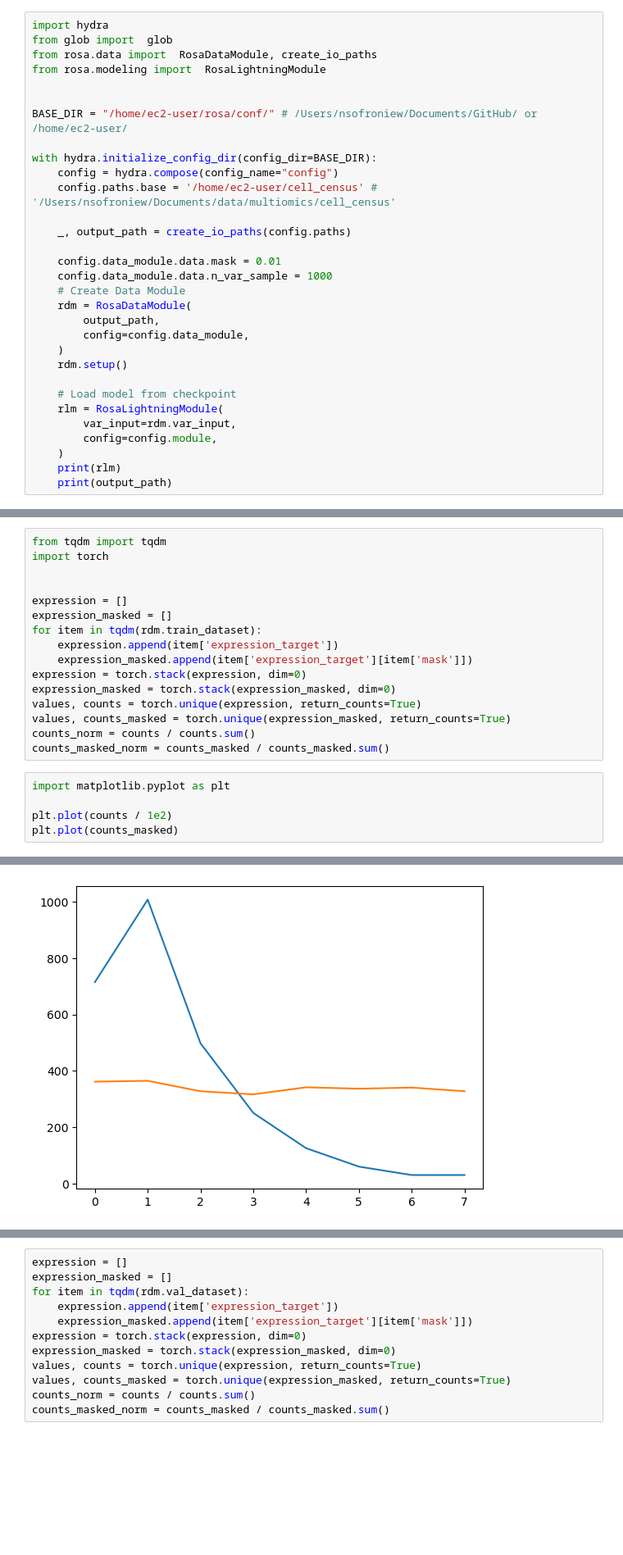
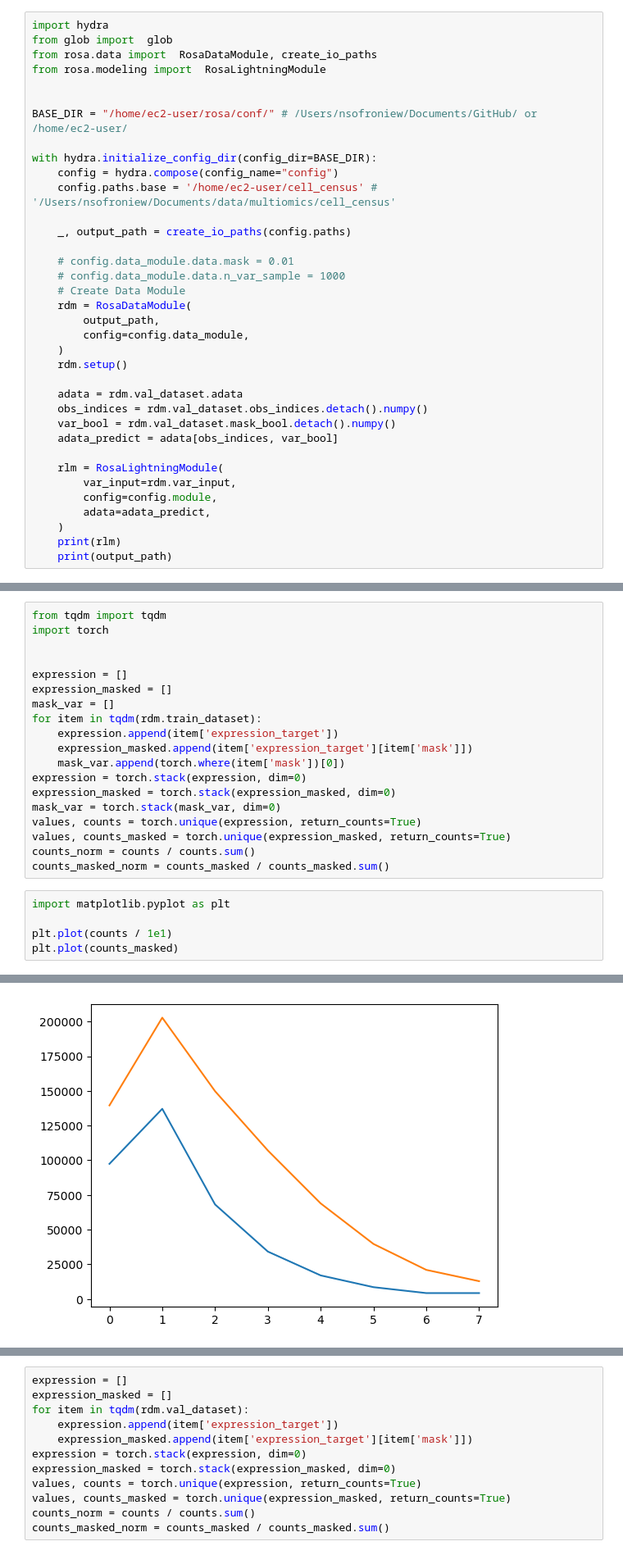
Before and after one commit to sofroniewn/rosa, a Jupyter notebook: notebooks/explore.ipynb, the cells around one changed output, grey strips where cells are left out. Shown at 82% size. Cells and saved outputs as stored; diff of their text form; blank space fills up the shorter version.

```diff
--- a/notebooks/explore.ipynb
+++ b/notebooks/explore.ipynb
@@ -13,8 +13,8 @@ with hydra.initialize_config_dir(config_dir=BASE_DIR):
 
     _, output_path = create_io_paths(config.paths)
 
-    config.data_module.data.mask = 0.01
-    config.data_module.data.n_var_sample = 1000
+    # config.data_module.data.mask = 0.01
+    # config.data_module.data.n_var_sample = 1000
     # Create Data Module
     rdm = RosaDataModule(
         output_path,
@@ -22,10 +22,15 @@ with hydra.initialize_config_dir(config_dir=BASE_DIR):
     )
     rdm.setup()
 
-    # Load model from checkpoint
+    adata = rdm.val_dataset.adata
+    obs_indices = rdm.val_dataset.obs_indices.detach().numpy()
+    var_bool = rdm.val_dataset.mask_bool.detach().numpy()
+    adata_predict = adata[obs_indices, var_bool]
+
     rlm = RosaLightningModule(
         var_input=rdm.var_input,
         config=config.module,
+        adata=adata_predict,
     )
     print(rlm)
     print(output_path)
@@ -93,11 +86,14 @@ import torch
 
 expression = []
 expression_masked = []
+mask_var = []
 for item in tqdm(rdm.train_dataset):
     expression.append(item['expression_target'])
     expression_masked.append(item['expression_target'][item['mask']])
+    mask_var.append(torch.where(item['mask'])[0])
 expression = torch.stack(expression, dim=0)
 expression_masked = torch.stack(expression_masked, dim=0)
+mask_var = torch.stack(mask_var, dim=0)
 values, counts = torch.unique(expression, return_counts=True)
 values, counts_masked = torch.unique(expression_masked, return_counts=True)
 counts_norm = counts / counts.sum()
@@ -105,11 +101,11 @@ counts_masked_norm = counts_masked / counts_masked.sum()
 # %%
 import matplotlib.pyplot as plt
 
-plt.plot(counts / 1e2)
+plt.plot(counts / 1e1)
 plt.plot(counts_masked)
 # %% [output]
 [<matplotlib.lines.Line2D at 0x...>]
-[figure, old version]
+[figure, new version]
 # %%
 plt.plot(counts_norm)
 plt.plot(counts_masked_norm)
```
Also changed, not shown: parts of 53 cells of this notebook, 15 other files.
